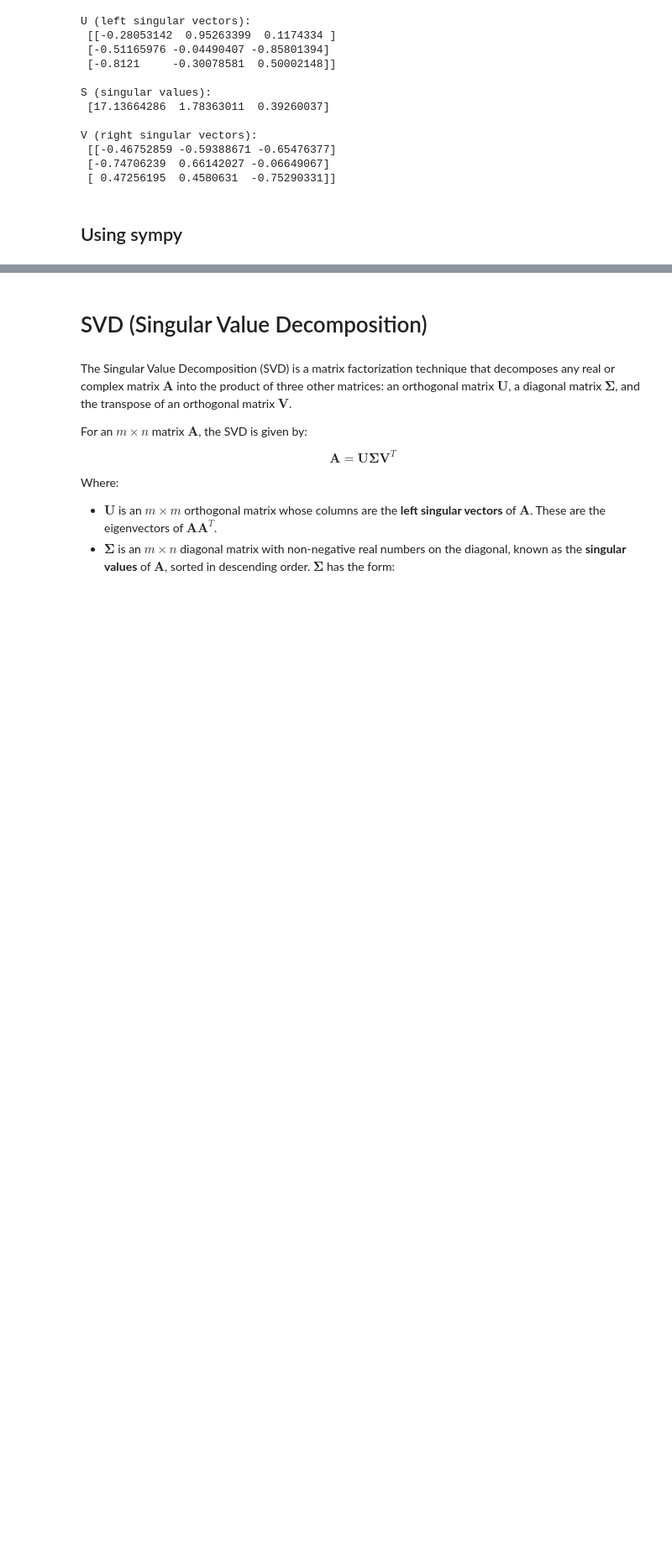
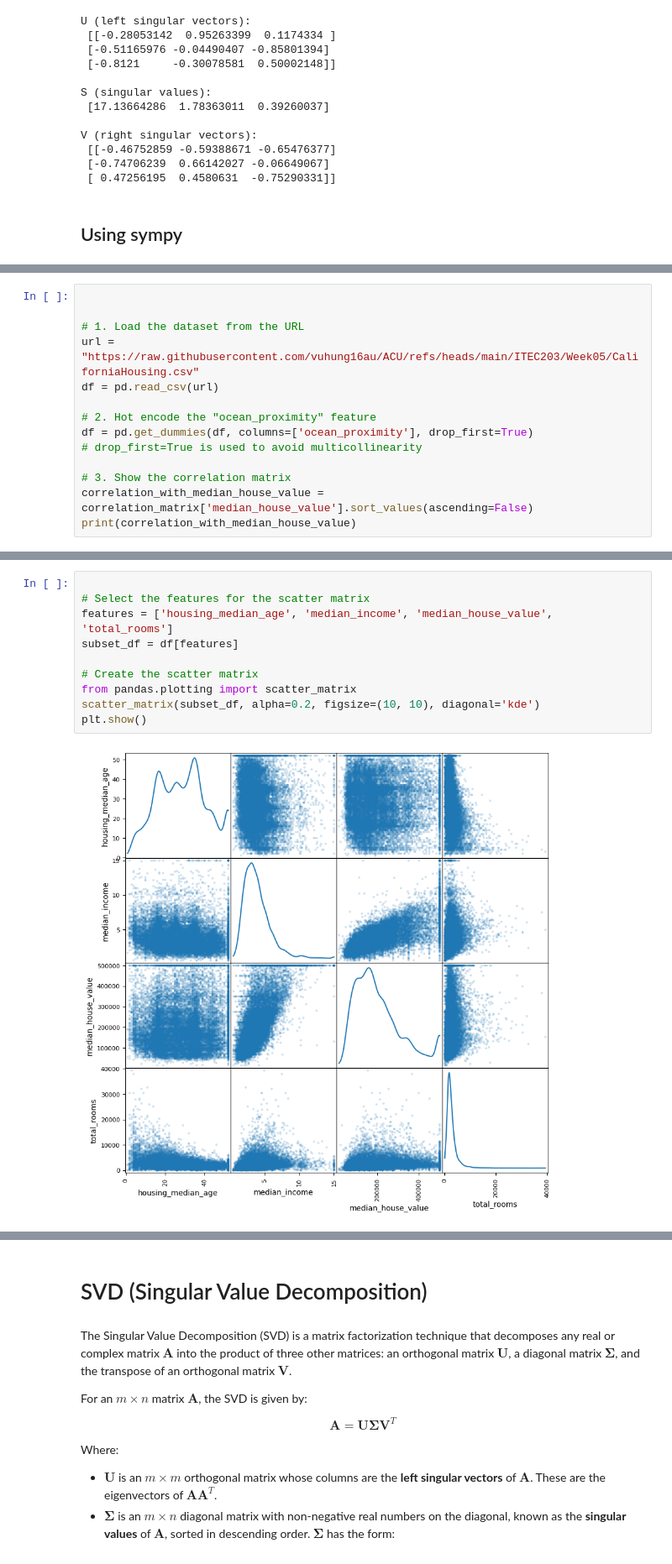
Before and after one commit to vuhung16au/ACU, a Jupyter notebook: ITEC203/Week05/ITEC203-Week05_Tutorial_Code_MNIST.ipynb, the cells around one changed output, grey strips where cells are left out. Shown at 84% size. Cells and saved outputs as stored; diff of their text form; blank space fills up the shorter version.

```diff
--- a/ITEC203/Week05/ITEC203-Week05_Tutorial_Code_MNIST.ipynb
+++ b/ITEC203/Week05/ITEC203-Week05_Tutorial_Code_MNIST.ipynb
@@ -146,0 +242,14 @@ Transpose of Matrix A (SymPy):
+# %%
+
+
+# 1. Load the dataset from the URL
+url = "https://raw.githubusercontent.com/vuhung16au/ACU/refs/heads/main/ITEC203/Week05/CaliforniaHousing.csv"
+df = pd.read_csv(url)
+
+# 2. Hot encode the "ocean_proximity" feature
+df = pd.get_dummies(df, columns=['ocean_proximity'], drop_first=True)
+# drop_first=True is used to avoid multicollinearity
+
+# 3. Show the correlation matrix
+correlation_with_median_house_value = correlation_matrix['median_house_value'].sort_values(ascending=False)
+print(correlation_with_median_house_value)
@@ -146,0 +271,12 @@ Transpose of Matrix A (SymPy):
+# %%
+
+# Select the features for the scatter matrix
+features = ['housing_median_age', 'median_income', 'median_house_value', 'total_rooms']
+subset_df = df[features]
+
+# Create the scatter matrix
+from pandas.plotting import scatter_matrix
+scatter_matrix(subset_df, alpha=0.2, figsize=(10, 10), diagonal='kde')
+plt.show()
+# %% [output]
+[figure, added]
```
Also changed, not shown: parts of 15 cells of this notebook.
